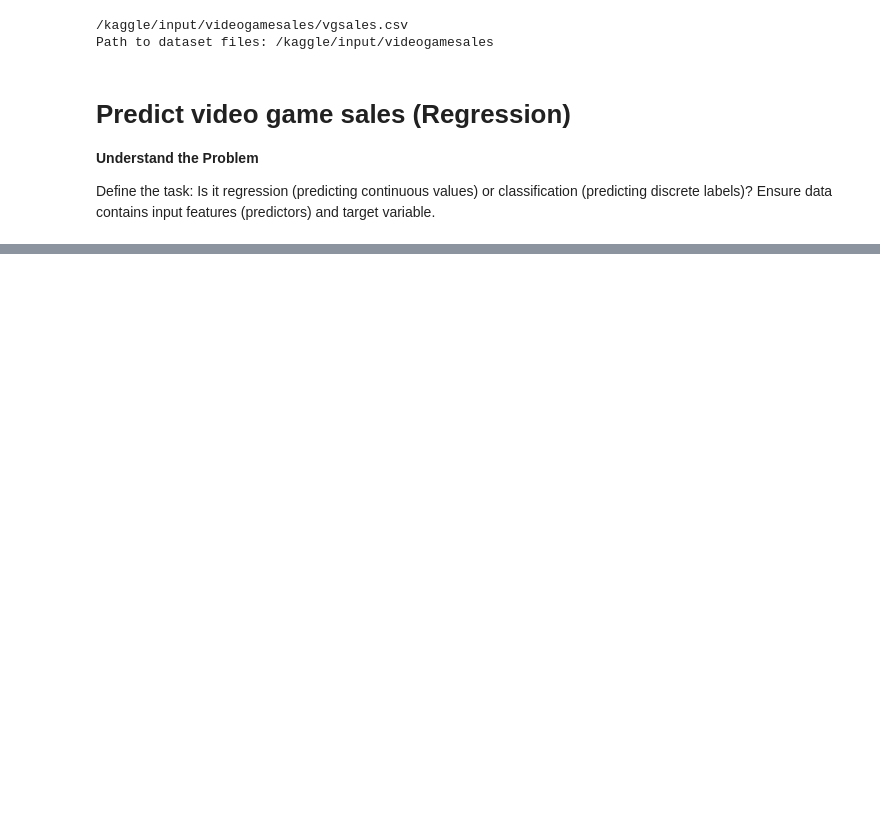
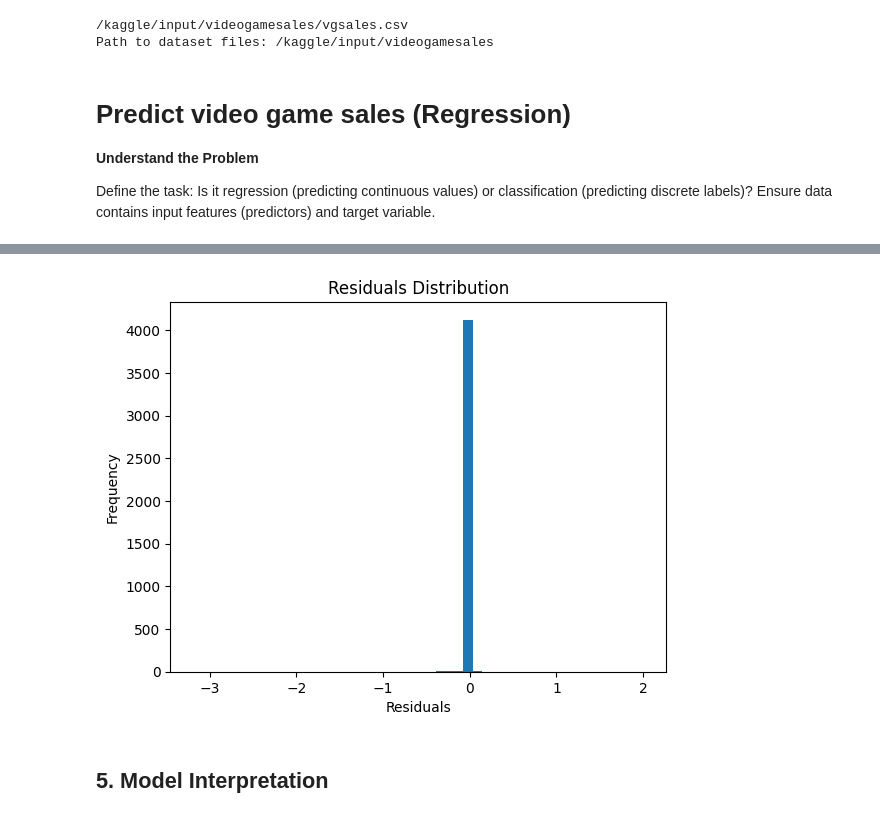
Before and after one commit to Saxon-account/vhs-intro-ai, a Jupyter notebook: semester-project.ipynb, the cells around one changed output, grey strips where cells are left out. Drawn from its saved outputs; the diff is of its cells as text; code cells hidden in the pictures; blank space fills up the shorter version.

```diff
--- a/semester-project.ipynb
+++ b/semester-project.ipynb
@@ -28 +64,9 @@ Ensure data contains input features (predictors) and target variable.
+# %%
+# Get names of columns with missing values
+cols_with_missing = [col for col in X_train.columns
+                     if X_train[col].isnull().any()]
+
+# Drop columns in training and validation data
+X_train = X_train.drop(cols_with_missing, axis=1)
+X_valid = X_valid.drop(cols_with_missing, axis=1)
 # %%
@@ -93,5 +106,4 @@ Categorical variables:
 # %%
-# 3. Model Building & Training (Try both models)
 # Select the model: Decision tree/Random Forest for regression or classification.
 # Specify hyper parameters relevant to model: e.g. max_depth: Controls tree depth, n_estimators etc.
 # Fit on training data
@@ -99,11 +111,10 @@ from sklearn.ensemble import RandomForestRegressor
 from sklearn.tree import DecisionTreeRegressor
 
 # Random forest model
-vg_model = RandomForestRegressor(random_state=1)
-vg_model.fit(OH_X_train, y_train)
-
+rt_vg_model = RandomForestRegressor(random_state=1)
+rt_vg_model.fit(X_train, y_train)
 
 # # Decision tree model
-# vg_model = DecisionTreeRegressor(random_state=1)
-# vg_model.fit(X, y)
+dt_vg_model = DecisionTreeRegressor(random_state=1)
+dt_vg_model.fit(X_train, y_train)
 # %% [output]
@@ -131,0 +184,19 @@ plt.figure(figsize=(20, 10))
+# %%
+# from sklearn.tree import DecisionTreeRegressor
+
+# Optionally, make predictions and evaluate the models
+rt_vg_predictions = rt_vg_model.predict(X_valid)
+
+# Fit the model with best_tree_size
+final_model = DecisionTreeRegressor(max_leaf_nodes=50, random_state=1)
+
+# fit the final model
+final_model.fit(X_train, y_train)
+
+# Evaluation using Mean Absolute Error
+
+rt_vg_mae = mean_absolute_error(y_valid, rt_vg_predictions)
+#dt_vg_mae = mean_absolute_error(y_valid, dt_vg_predictions)
+
+print(f"Random Forest Model MAE: {rt_vg_mae:.2f}")
+#print(f"Decision Tree Model MAE: {dt_vg_mae:.2f}")
@@ -131,0 +232,11 @@ plt.figure(figsize=(20, 10))
+# %%
+residuals = y_valid - rt_vg_predictions
+plt.hist(residuals, bins=50)
+plt.title("Residuals Distribution")
+plt.xlabel("Residuals")
+plt.ylabel("Frequency")
+plt.show()
+# %% [output]
+[figure, added]
+# %% [markdown]
+## 5. Model Interpretation
```
Also changed, not shown: parts of 13 cells of this notebook.
